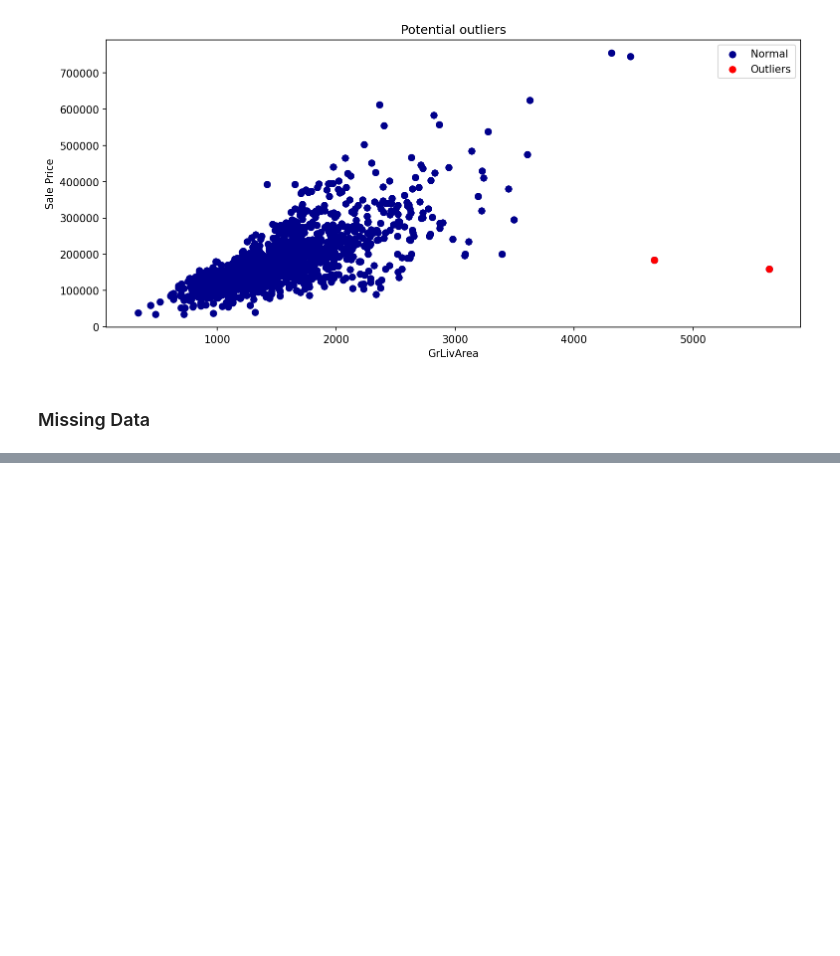
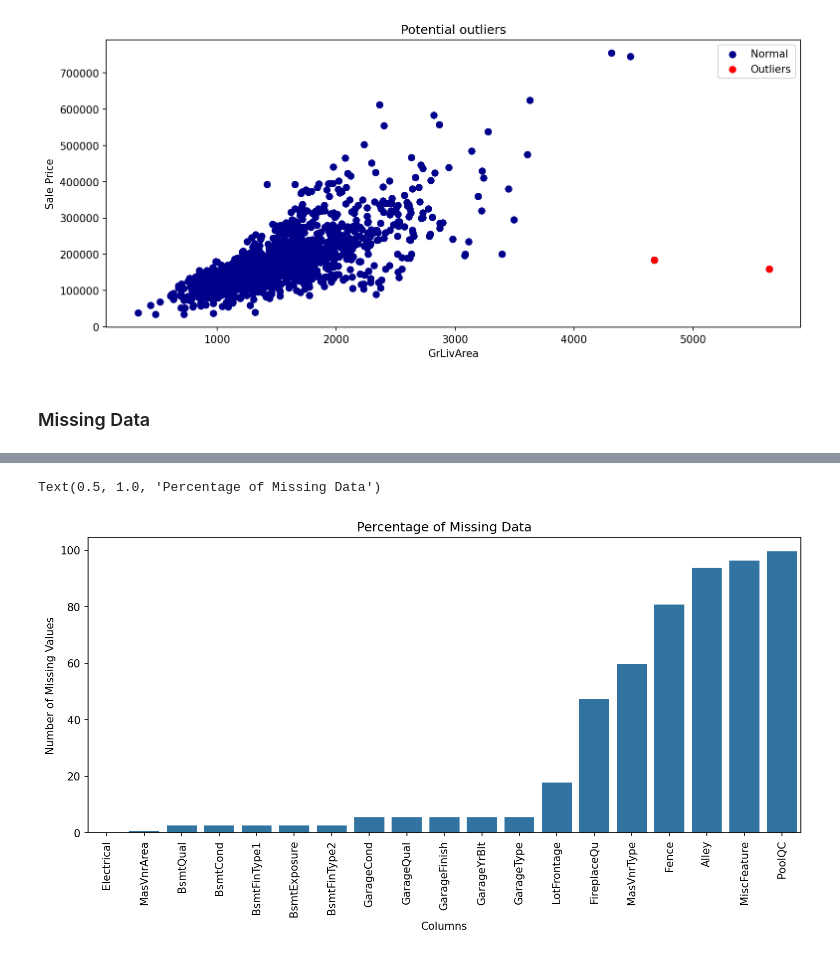
Before and after one commit to cauchemarra/house-prices-prediction, a Jupyter notebook: notebooks/House price.ipynb, the cells around one changed output, grey strips where cells are left out. Cells and saved outputs as stored; diff of their text form; code cells hidden in the pictures; blank space fills up the shorter version.

Commit message:
EDA: barplot for missing values

```diff
--- a/notebooks/House price.ipynb
+++ b/notebooks/House price.ipynb
@@ -172,3 +172,5 @@ def percent_missing(my_df):
     result = 100 * my_df.isnull().sum() / len(my_df)
     result = result[result > 0].sort_values()
     return result
+# %%
+percent_nan = percent_missing(df)
@@ -174,0 +200,12 @@ def percent_missing(my_df):
+# %%
+plt.figure(figsize=(12, 5), dpi=150)
+
+sns.barplot(x=percent_nan.index, y=percent_nan, )
+plt.xticks(rotation=90)
+
+plt.xlabel('Columns')
+plt.ylabel('Number of Missing Values')
+plt.title('Percentage of Missing Data')
+# %% [output]
+Text(0.5, 1.0, 'Percentage of Missing Data')
+[figure, added]
```
Also changed, not shown: parts of 1 cell of this notebook.
